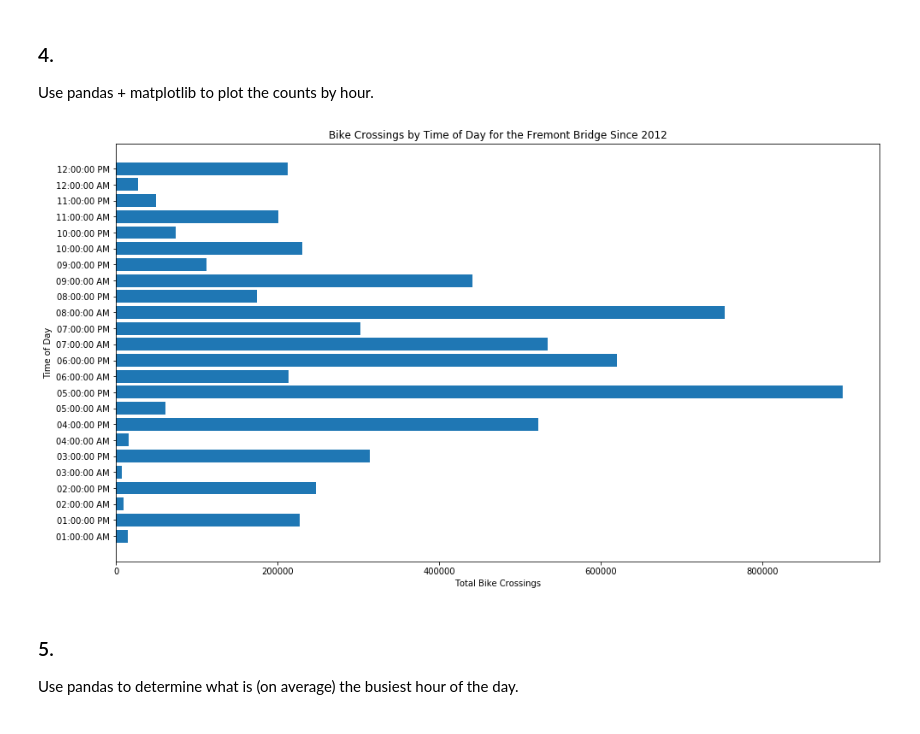
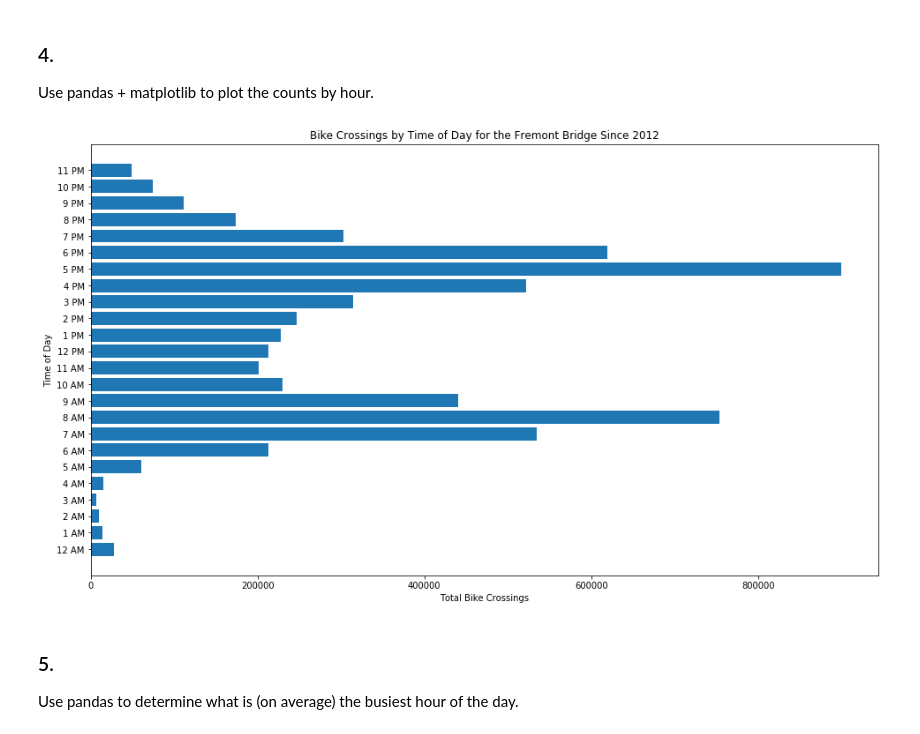
Before and after one commit to UWSEDS/manipulating-data-in-python-jstremme, a Jupyter notebook: analysis/bike_analysis.ipynb, the cells around one changed output. Saved outputs shown, nothing was run; the diff lists cells and outputs as text; code cells hidden in the pictures.

Commit message:
use datetime and order bar plot by time of day

```diff
--- a/analysis/bike_analysis.ipynb
+++ b/analysis/bike_analysis.ipynb
@@ -36,3 +31,9 @@ df['Year'] = df['Date'].apply(lambda x: int(x.split(' ')[0].split('/')[2]))
+# %%
+df['Date'] = pd.to_datetime(df['Date'], format='%m/%d/%Y %I:%M:%S %p')
+# %%
+df['Hour'] = df['Date'].dt.hour
+# %%
+df['Year'] = df['Date'].dt.year
 # %%
 df.head()
 # %% [output]
@@ -61,16 +62,20 @@ s_df.head()
 Use pandas + matplotlib to plot the counts by hour.
 # %%
 grouped_df = df.groupby('Hour').sum().reset_index()
+# %%
+ams = ['12 AM'] + [str(i)+' AM' for i in range(1, 12)]
+pms = ['12 PM'] + [str(i)+' PM' for i in range(1, 12)]
+labels = ams + pms
 # %%
-ys = [i for i in range(0, len(grouped_df['Hour']))]
-plt.barh(ys, grouped_df['Total'], align='center')
-plt.yticks(ys, grouped_df['Hour'])
+plt.rcParams["figure.figsize"] = [16,9]
+plt.barh(grouped_df['Hour'], grouped_df['Total'], align='center')
+plt.yticks(grouped_df['Hour'], labels)
 plt.ylabel('Time of Day')
 plt.xlabel('Total Bike Crossings')
 plt.title('Bike Crossings by Time of Day for the Fremont Bridge Since 2012')
 plt.show()
 # %% [output]
-[figure, old version]
+[figure, new version]
 # %% [markdown]
 ### 5.
 Use pandas to determine what is (on average) the busiest hour of the day.
```
Also changed, not shown: parts of 6 cells of this notebook.
